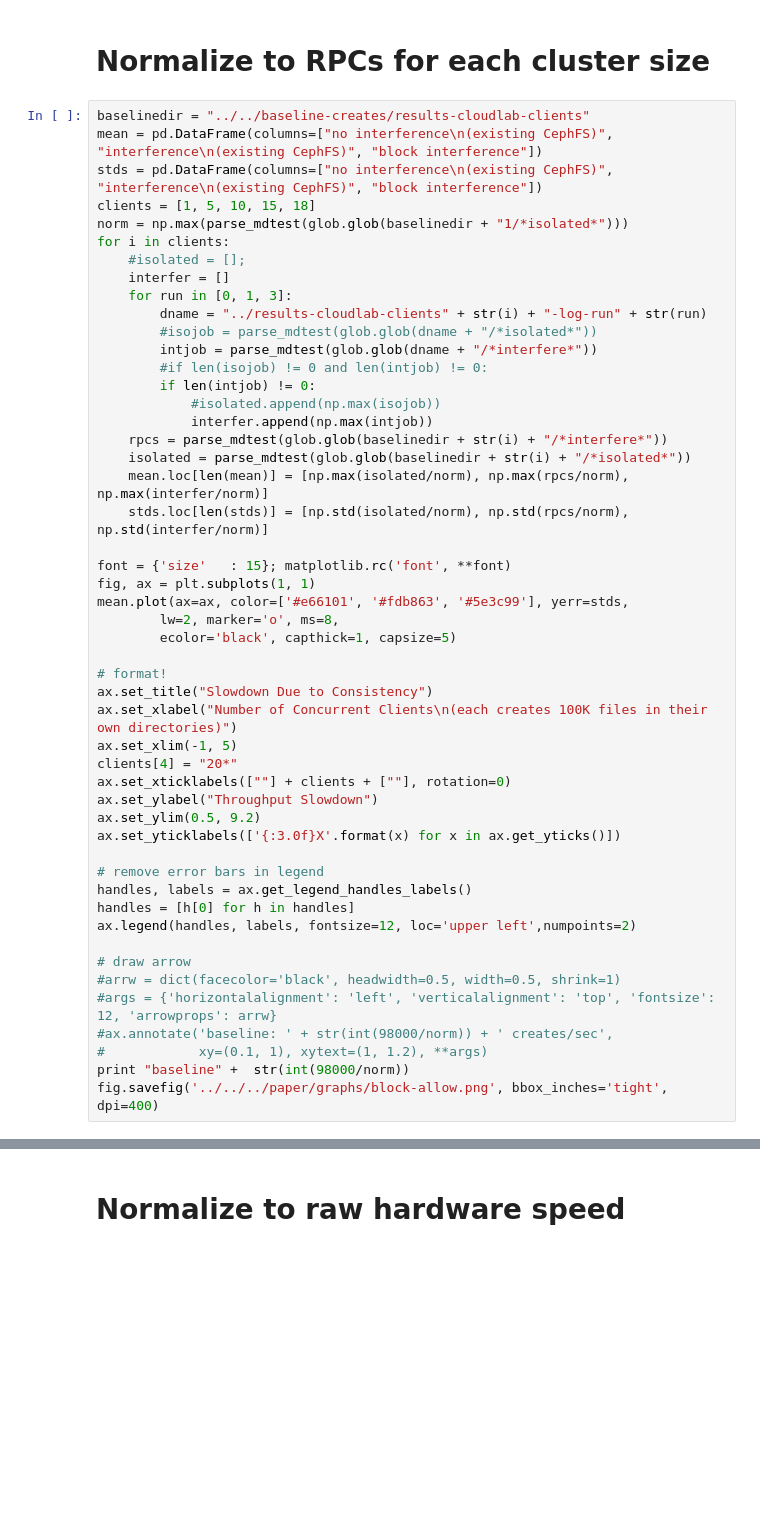
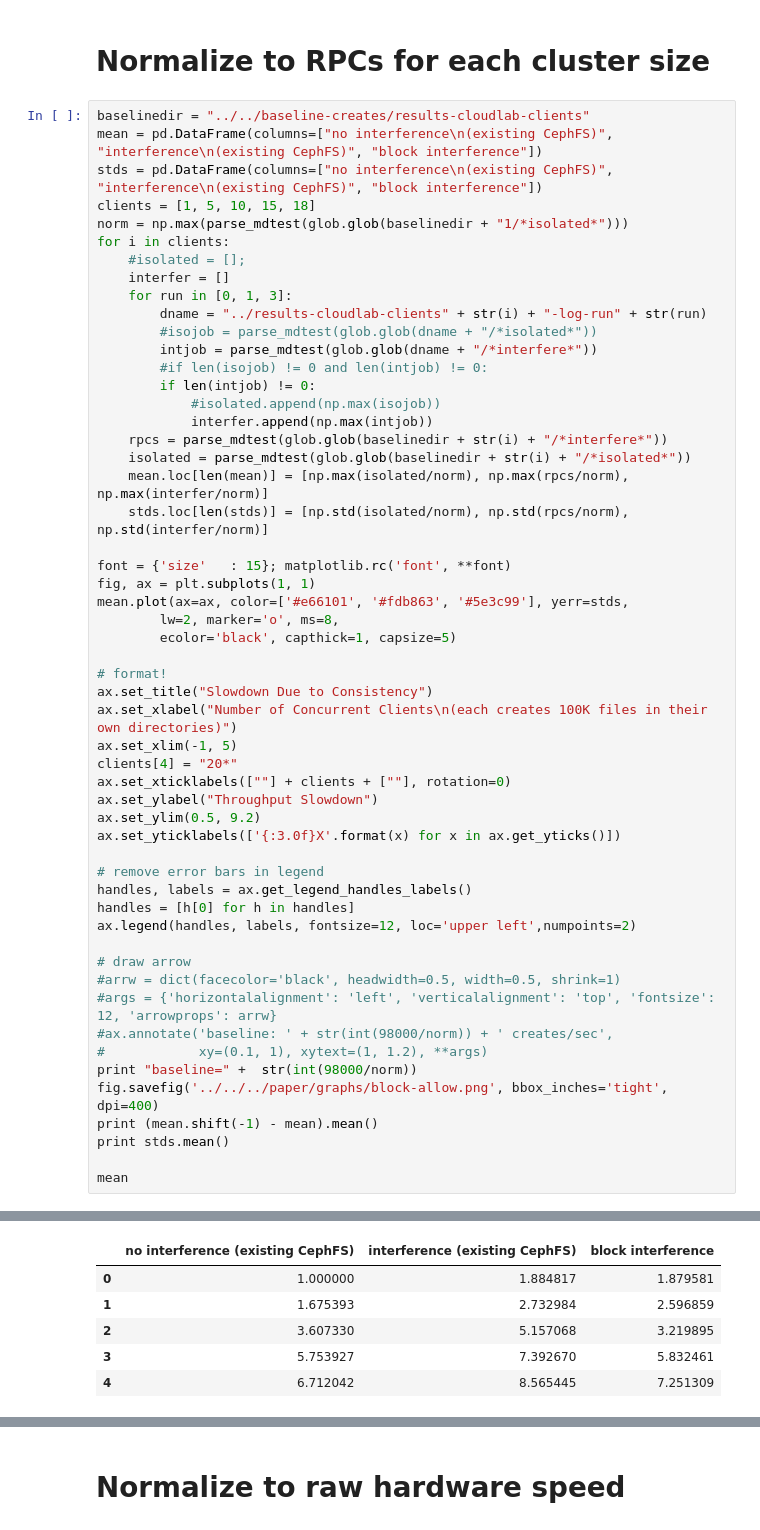
Before and after one commit to michaelsevilla/cudele-popper, a Jupyter notebook: experiments/cudele-blockapi/visualize/viz.ipynb, the cells around one changed output, grey strips where cells are left out. Cells and saved outputs as stored; diff of their text form; blank space fills up the shorter version.

```diff
--- a/experiments/cudele-blockapi/visualize/viz.ipynb
+++ b/experiments/cudele-blockapi/visualize/viz.ipynb
@@ -76,6 +76,10 @@ ax.legend(handles, labels, fontsize=12, loc='upper left',numpoints=2)
 #args = {'horizontalalignment': 'left', 'verticalalignment': 'top', 'fontsize': 12, 'arrowprops': arrw}
 #ax.annotate('baseline: ' + str(int(98000/norm)) + ' creates/sec',
 #            xy=(0.1, 1), xytext=(1, 1.2), **args)
-print "baseline" +  str(int(98000/norm))
+print "baseline=" +  str(int(98000/norm))
 fig.savefig('../../../paper/graphs/block-allow.png', bbox_inches='tight', dpi=400)
+print (mean.shift(-1) - mean).mean()
+print stds.mean()
+
+mean
 # %% [output]
@@ -83,3 +95,9 @@ baseline513
+|  | no interference (existing CephFS) | interference (existing CephFS) | block interference |
+| 0 | 1.000000 | 1.884817 | 1.879581 |
+| 1 | 1.675393 | 2.732984 | 2.596859 |
+| 2 | 3.607330 | 5.157068 | 3.219895 |
+| 3 | 5.753927 | 7.392670 | 5.832461 |
+| 4 | 6.712042 | 8.565445 | 7.251309 |
 [figure]
 # %% [markdown]
 # Normalize to raw hardware speed
```
Also changed, not shown: parts of 1 cell of this notebook, 7 other files.
